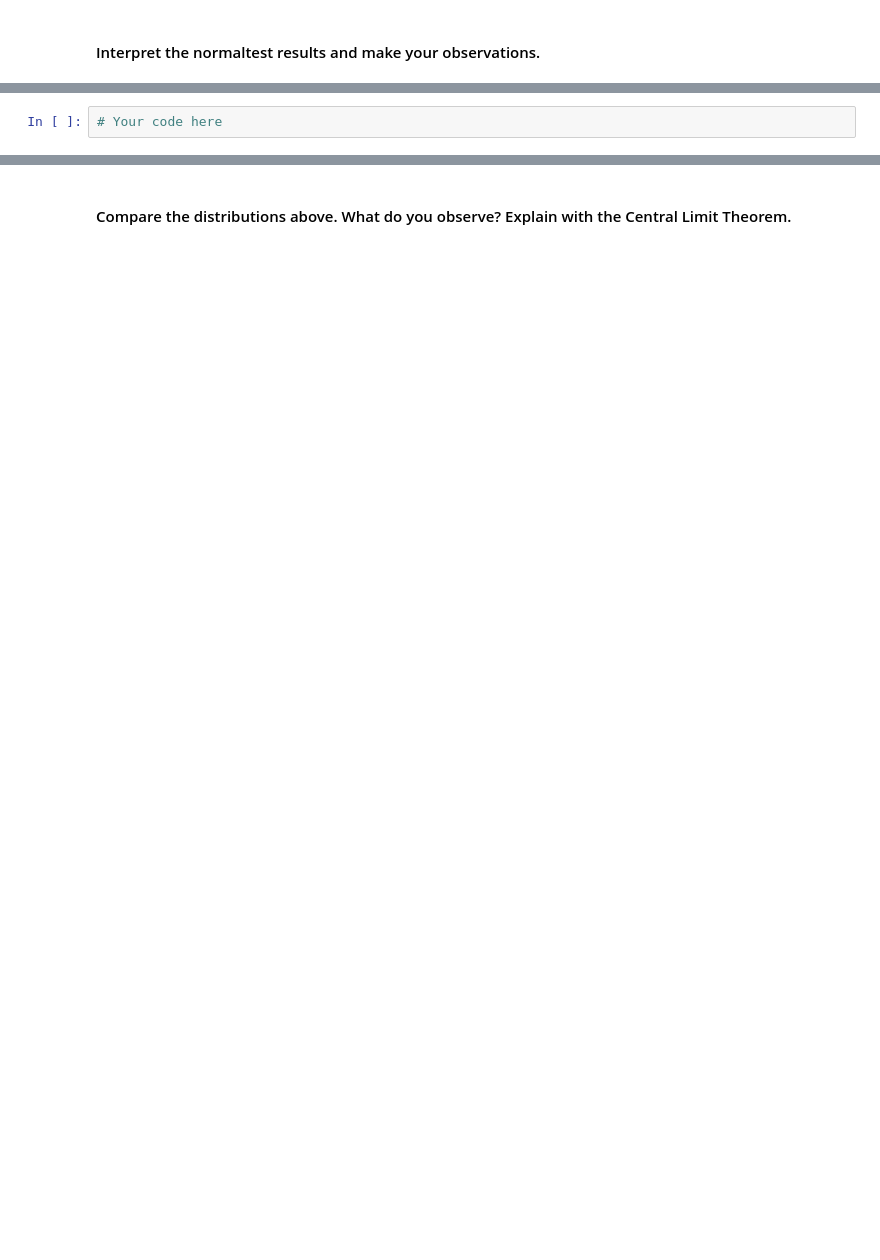
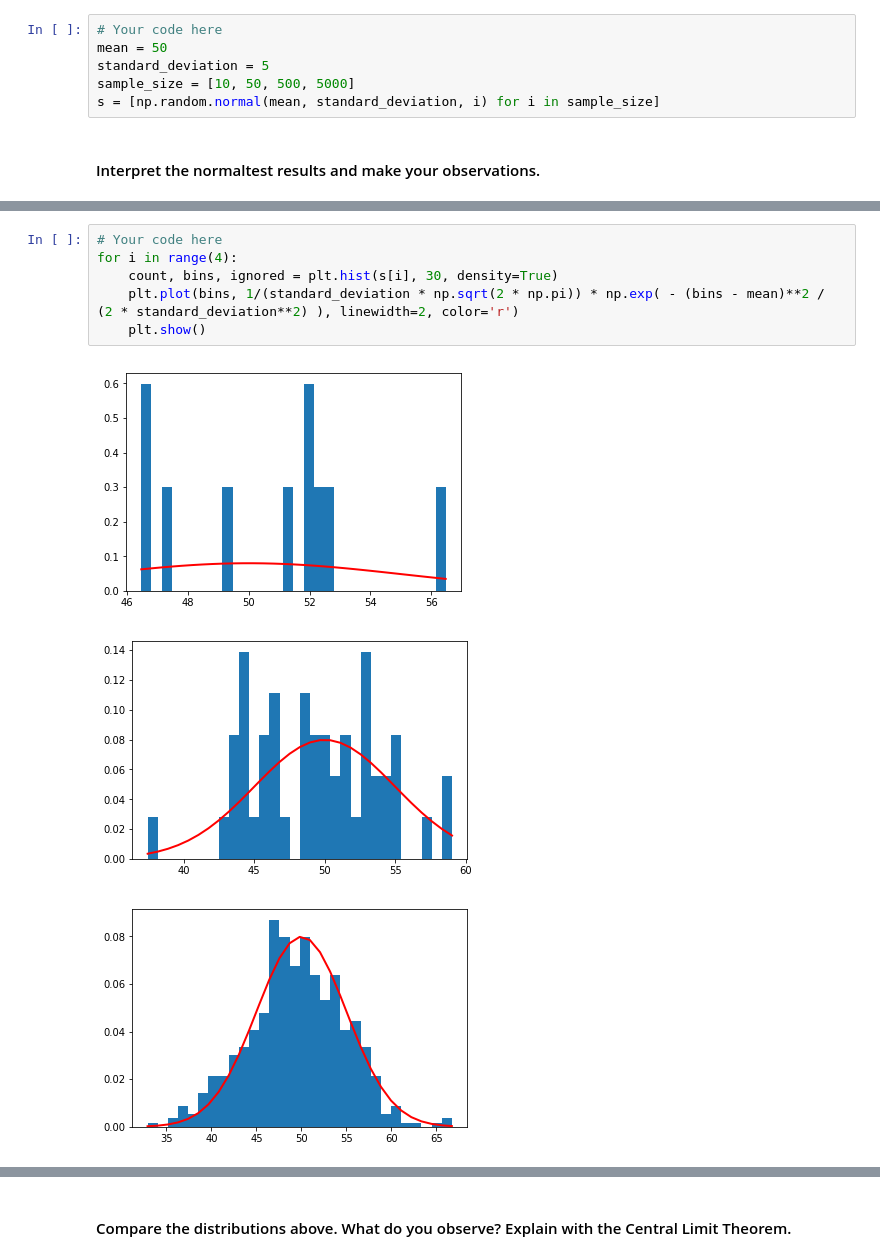
Before and after one commit to ta-data-bcn/lab-probability-dist, a Jupyter notebook: your_code/main.ipynb, the cells around one changed output, grey strips where cells are left out. Saved outputs shown, nothing was run; the diff lists cells and outputs as text; blank space fills up the shorter version.

```diff
--- a/your_code/main.ipynb
+++ b/your_code/main.ipynb
@@ -19,2 +23,8 @@ Use mean=50, standard_deviation=5, and sample_size=[10, 50, 500, 5000] to genera
+# %%
+# Your code here
+mean = 50
+standard_deviation = 5
+sample_size = [10, 50, 500, 5000]
+s = [np.random.normal(mean, standard_deviation, i) for i in sample_size]
 # %% [markdown]
 #### Interpret the normaltest results and make your observations.
@@ -30,5 +56,13 @@ Use matplotlib to plot a histogram of each sample.
 - Your outputs should look like below:
 
 ![normal distributions with different sample sizes](ch-1.png)
-# %%
-# Your code here
+# %%
+# Your code here
+for i in range(4):
+    count, bins, ignored = plt.hist(s[i], 30, density=True)
+    plt.plot(bins, 1/(standard_deviation * np.sqrt(2 * np.pi)) * np.exp( - (bins - mean)**2 / (2 * standard_deviation**2) ), linewidth=2, color='r')
+    plt.show()
+# %% [output]
+[figure, added]
+[figure, added]
+[figure, added]
```
Also changed, not shown: parts of 22 cells of this notebook.
